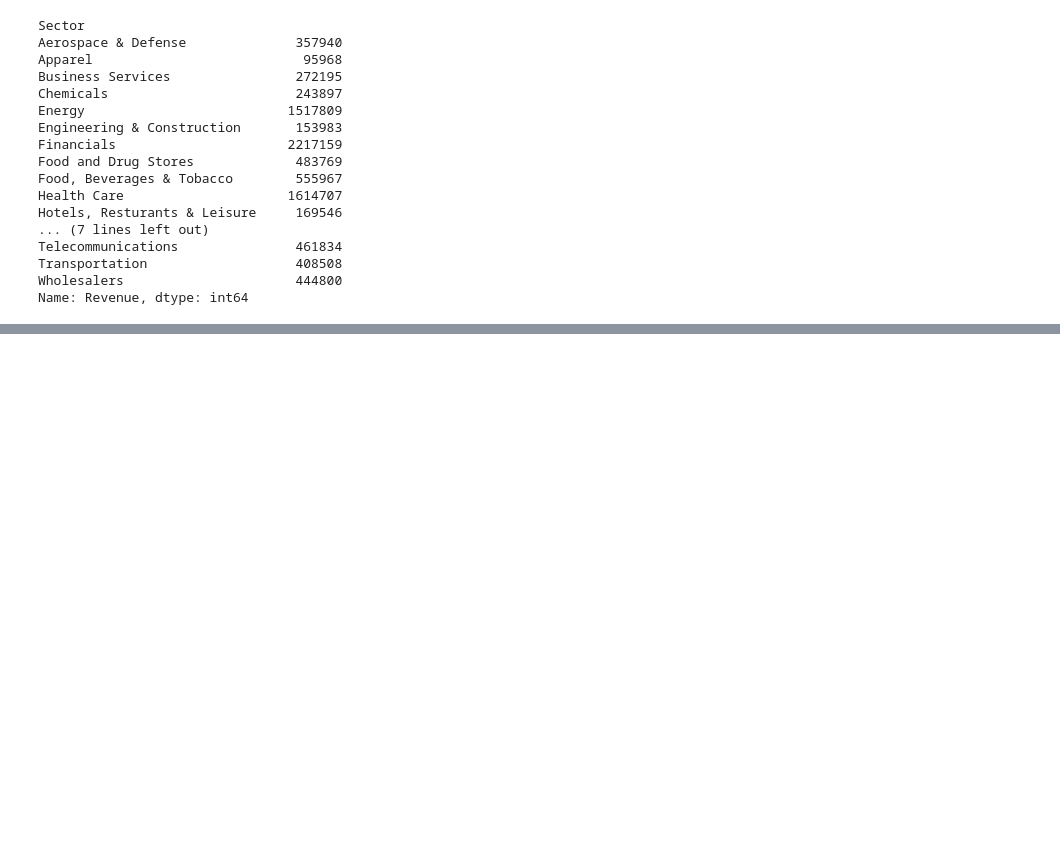
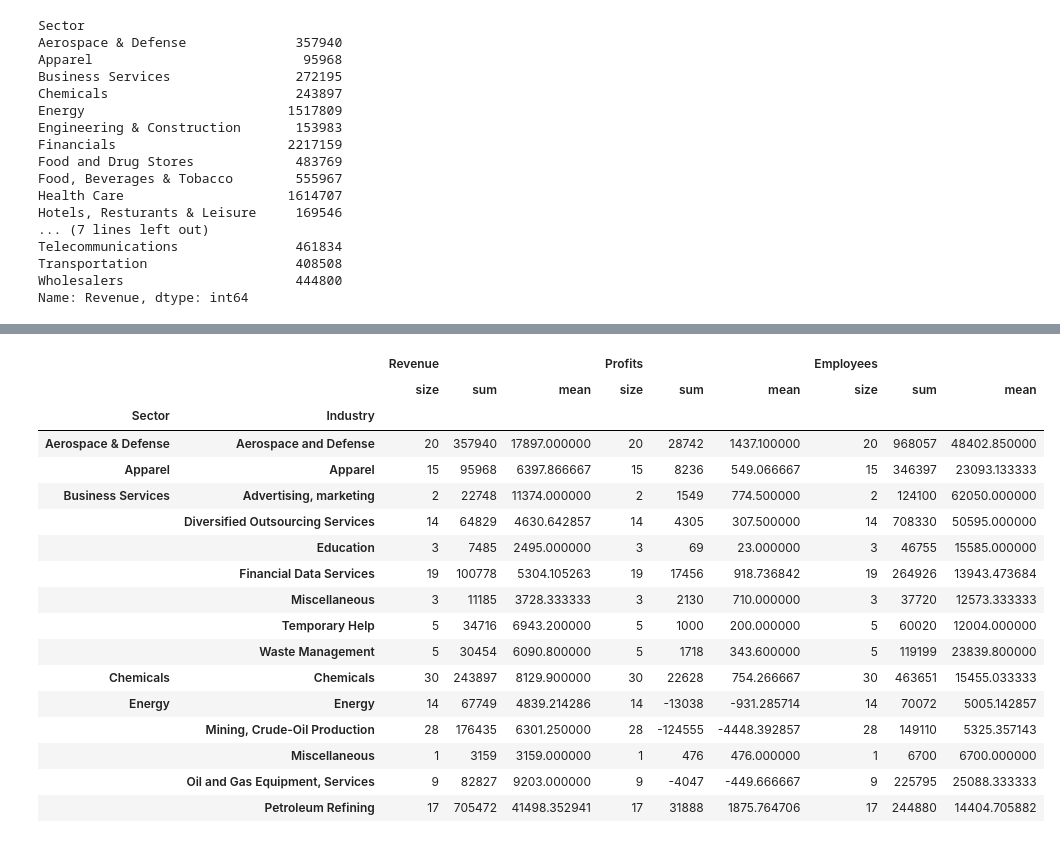
Before and after one commit to YoheiKo/DA_with_pandas_udemy, a Jupyter notebook: Groupby.ipynb, the cells around one changed output, grey strips where cells are left out. Cells and saved outputs as stored; diff of their text form; code cells hidden in the pictures; blank space fills up the shorter version.

Commit message:
revise Groupby.ipynb

```diff
--- a/Groupby.ipynb
+++ b/Groupby.ipynb
@@ -336,0 +496,5 @@ Name: Revenue, dtype: int64
+# %%
+import pandas as pd
+fort = pd.read_csv("fortune1000.csv", index_col = "Rank")
+sect = fort.groupby(["Sector", "Industry"])
+fort.head()
@@ -336,0 +536,23 @@ Name: Revenue, dtype: int64
+# %%
+sect.agg(["size","sum","mean"]).head(15)
+# list in .agg() method applies to every numeric column.
+# In this case, we have size, sum and mean for every sector.
+# %% [output]
+|  |  | Revenue |  |  | Profits |  |  | Employees |  |  |
+|  |  | size | sum | mean | size | sum | mean | size | sum | mean |
+| Sector | Industry |  |  |  |  |  |  |  |  |  |
+| Aerospace & Defense | Aerospace and Defense | 20 | 357940 | 17897.000000 | 20 | 28742 | 1437.100000 | 20 | 968057 | 48402.850000 |
+| Apparel | Apparel | 15 | 95968 | 6397.866667 | 15 | 8236 | 549.066667 | 15 | 346397 | 23093.133333 |
+| Business Services | Advertising, marketing | 2 | 22748 | 11374.000000 | 2 | 1549 | 774.500000 | 2 | 124100 | 62050.000000 |
+|  | Diversified Outsourcing Services | 14 | 64829 | 4630.642857 | 14 | 4305 | 307.500000 | 14 | 708330 | 50595.000000 |
+|  | Education | 3 | 7485 | 2495.000000 | 3 | 69 | 23.000000 | 3 | 46755 | 15585.000000 |
+|  | Financial Data Services | 19 | 100778 | 5304.105263 | 19 | 17456 | 918.736842 | 19 | 264926 | 13943.473684 |
+|  | Miscellaneous | 3 | 11185 | 3728.333333 | 3 | 2130 | 710.000000 | 3 | 37720 | 12573.333333 |
+|  | Temporary Help | 5 | 34716 | 6943.200000 | 5 | 1000 | 200.000000 | 5 | 60020 | 12004.000000 |
+|  | Waste Management | 5 | 30454 | 6090.800000 | 5 | 1718 | 343.600000 | 5 | 119199 | 23839.800000 |
+| Chemicals | Chemicals | 30 | 243897 | 8129.900000 | 30 | 22628 | 754.266667 | 30 | 463651 | 15455.033333 |
+| Energy | Energy | 14 | 67749 | 4839.214286 | 14 | -13038 | -931.285714 | 14 | 70072 | 5005.142857 |
+|  | Mining, Crude-Oil Production | 28 | 176435 | 6301.250000 | 28 | -124555 | -4448.392857 | 28 | 149110 | 5325.357143 |
+|  | Miscellaneous | 1 | 3159 | 3159.000000 | 1 | 476 | 476.000000 | 1 | 6700 | 6700.000000 |
+|  | Oil and Gas Equipment, Services | 9 | 82827 | 9203.000000 | 9 | -4047 | -449.666667 | 9 | 225795 | 25088.333333 |
+|  | Petroleum Refining | 17 | 705472 | 41498.352941 | 17 | 31888 | 1875.764706 | 17 | 244880 | 14404.705882 |
```
Also changed, not shown: parts of 25 cells of this notebook.
